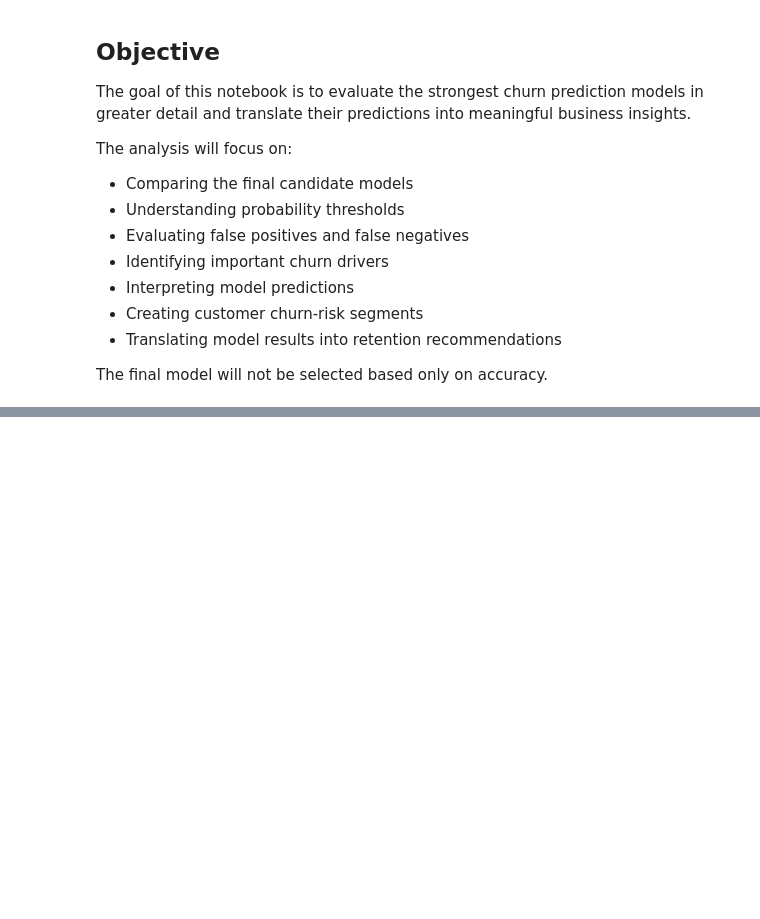
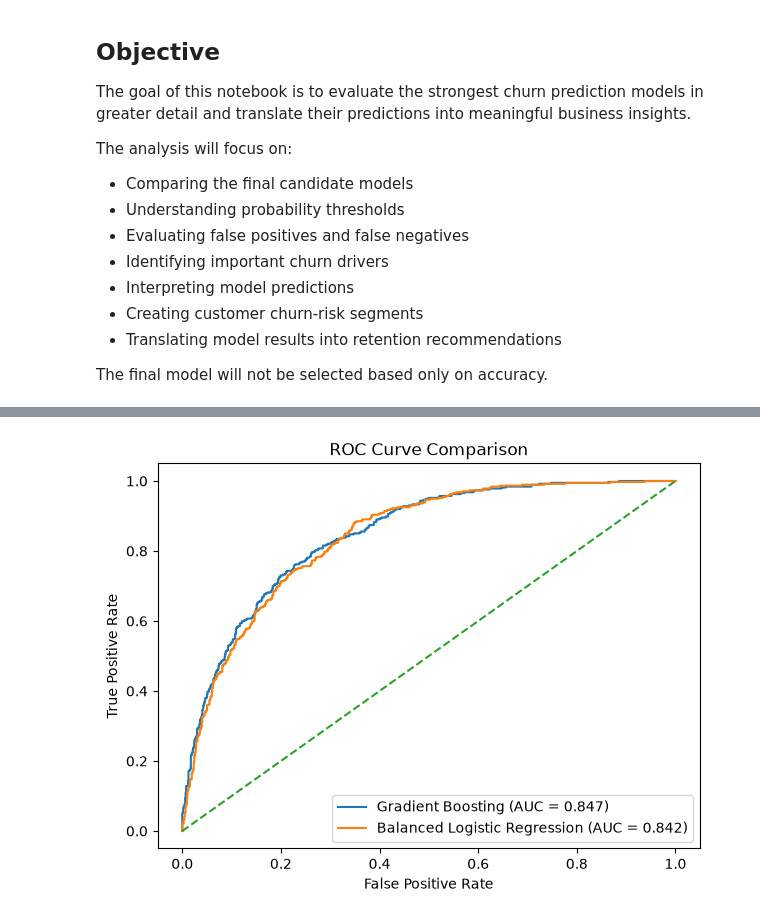
Before and after one commit to Lunasgogoi/customer-churn-analytics, a Jupyter notebook: notebooks/06_model_evaluation_and_interpretation.ipynb, the cells around one changed output, grey strips where cells are left out. Saved outputs shown, nothing was run; the diff lists cells and outputs as text; code cells hidden in the pictures; blank space fills up the shorter version.

```diff
--- a/notebooks/06_model_evaluation_and_interpretation.ipynb
+++ b/notebooks/06_model_evaluation_and_interpretation.ipynb
@@ -18,0 +47,2 @@ The final model will not be selected based only on accuracy.
+# %%
+df = pd.read_csv(ROOT / "data/processed/telco_churn_engineered.csv")
@@ -18,0 +67,12 @@ The final model will not be selected based only on accuracy.
+# %%
+gb_model = joblib.load(ROOT / 'models/tuned_gradient_boosting.joblib')
+log_model = joblib.load(ROOT / 'models/balanced_logistic_regression.joblib')
+# %%
+gb_prob = gb_model.predict_proba(X_test)[:, 1]
+log_prob = log_model.predict_proba(X_test)[:, 1]
+
+print("Gradient Boosting ROC-AUC:",
+      roc_auc_score(y_test, gb_prob))
+
+print("Balanced Logistic ROC-AUC:",
+      roc_auc_score(y_test, log_prob))
@@ -18,0 +92,35 @@ The final model will not be selected based only on accuracy.
+# %%
+gb_fpr, gb_tpr, _ = roc_curve(y_test, gb_prob)
+log_fpr, log_tpr, _ = roc_curve(y_test, log_prob)
+
+gb_auc = roc_auc_score(y_test, gb_prob)
+log_auc = roc_auc_score(y_test, log_prob)
+# %%
+plt.figure(figsize=(7, 5))
+
+plt.plot(
+    gb_fpr,
+    gb_tpr,
+    label=f"Gradient Boosting (AUC = {gb_auc:.3f})"
+)
+
+plt.plot(
+    log_fpr,
+    log_tpr,
+    label=f"Balanced Logistic Regression (AUC = {log_auc:.3f})"
+)
+
+plt.plot(
+    [0, 1],
+    [0, 1],
+    linestyle="--"
+)
+
+plt.xlabel("False Positive Rate")
+plt.ylabel("True Positive Rate")
+plt.title("ROC Curve Comparison")
+plt.legend()
+
+plt.show()
+# %% [output]
+[figure, added]
```
Also changed, not shown: parts of 58 cells of this notebook, 20 other files.
